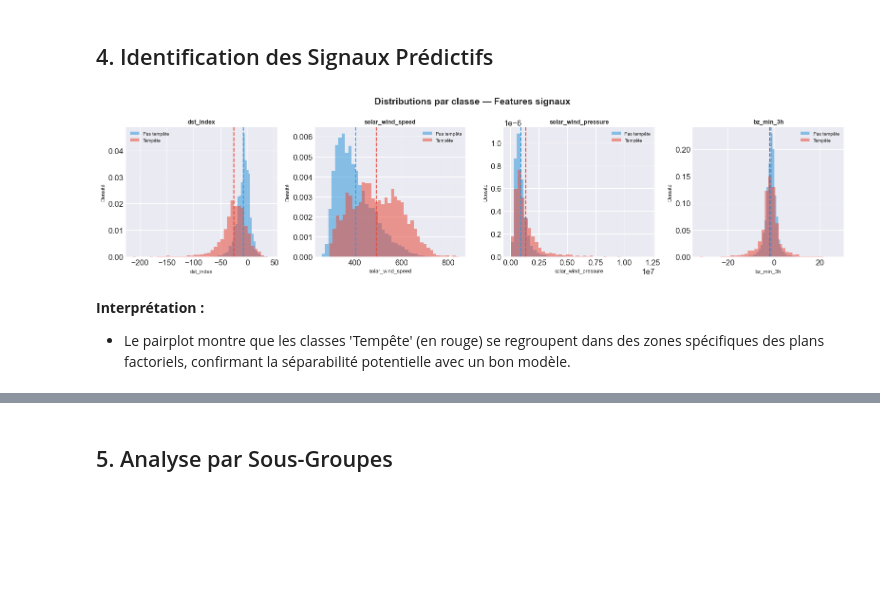
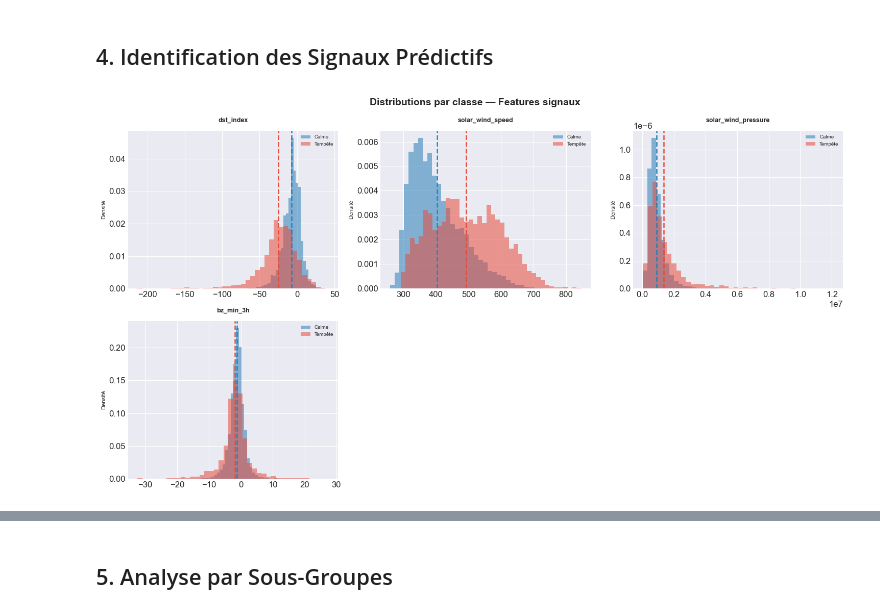
Before and after one commit to douae-rohand/PROJET_AURORAS, a Jupyter notebook: notebooks/02_eda.ipynb, the cells around one changed output, grey strips where cells are left out. Saved outputs shown, nothing was run; the diff lists cells and outputs as text; code cells hidden in the pictures; blank space fills up the shorter version.

Commit message:
feat(eda): refactor EDA notebook Phase 2 – display quality & interpretations

```diff
--- a/notebooks/02_eda.ipynb
+++ b/notebooks/02_eda.ipynb
@@ -492,0 +303,16 @@ for feat, r in signals.items():
+# %%
+# ── Statistiques descriptives par classe ────────────────────────────────────
+print("=== Statistiques clés par classe ===\n")
+summary_cls = []
+for cls in [0, 1]:
+    label = 'TEMPÊTE' if cls == 1 else 'Calme'
+    s = df[df[target] == cls][NUM_COLS].mean().round(3)
+    s.name = label
+    summary_cls.append(s)
+
+cls_df = pd.concat(summary_cls, axis=1)
+cls_df['Δ%'] = ((cls_df['TEMPÊTE'] - cls_df['Calme']) / cls_df['Calme'].abs() * 100).round(1)
+
+display(cls_df.style
+         .background_gradient(cmap='RdBu_r', subset=['Δ%'])
+         .set_caption("Moyennes par classe — Δ% = écart relatif Tempête vs Calme"))
@@ -493,33 +509,34 @@ for feat, r in signals.items():
 # %% [markdown]
 ## 4. Identification des Signaux Prédictifs
 # %%
-# Top features signaux (|r| > 0.05 ou choix expert)
 signal_cols = corr_target[abs(corr_target) > 0.05].index.tolist()
 if not signal_cols:
-    signal_cols = NUM_COLS[:6]  # fallback
+    signal_cols = NUM_COLS[:6]
 
 n = len(signal_cols)
-fig, axes = plt.subplots(1, n, figsize=(4*n, 4))
-if n == 1:
-    axes = [axes]
+ncols = 3
+nrows = (n + ncols - 1) // ncols
+fig, axes = plt.subplots(nrows, ncols, figsize=(5*ncols, 4*nrows))
 fig.suptitle('Distributions par classe — Features signaux', fontsize=14, fontweight='bold')
+axes = axes.flatten()
 
-for ax, col in zip(axes, signal_cols):
-    for cls, color, label in [(0, '#3498DB', 'Pas tempête'), (1, '#E74C3C', 'Tempête')]:
+for idx, col in enumerate(signal_cols):
+    ax = axes[idx]
+    for cls, color, label in [(0, COLOR_CALM, 'Calme'), (1, COLOR_STORM, 'Tempête')]:
         vals = df[df[target] == cls][col].dropna()
         ax.hist(vals, bins=40, alpha=0.55, color=color, label=label, density=True)
-        ax.axvline(vals.mean(), color=color, linestyle='--', linewidth=1.5)
+        ax.axvline(vals.mean(), color=color, ls='--', lw=1.8)
     ax.set_title(col, fontweight='bold', fontsize=9)
-    ax.set_xlabel(col, fontsize=8)
     ax.set_ylabel('Densité', fontsize=8)
     ax.legend(fontsize=7)
 
+# Masquer les axes vides
+for idx in range(n, len(axes)):
+    axes[idx].set_visible(False)
+
 plt.tight_layout()
-plt.savefig('../data/signal_features_distributions.png', bbox_inches='tight')
+plt.savefig('../data/signal_features_distributions.png', bbox_inches='tight', dpi=150)
 plt.show()
 # %% [output]
-[figure, old version]
+[figure, new version]
-# %% [markdown]
-**Interprétation :**
-- Le pairplot montre que les classes 'Tempête' (en rouge) se regroupent dans des zones spécifiques des plans factoriels, confirmant la séparabilité potentielle avec un bon modèle.
 # %%
```
Also changed, not shown: parts of 83 cells of this notebook, 13 other files.
